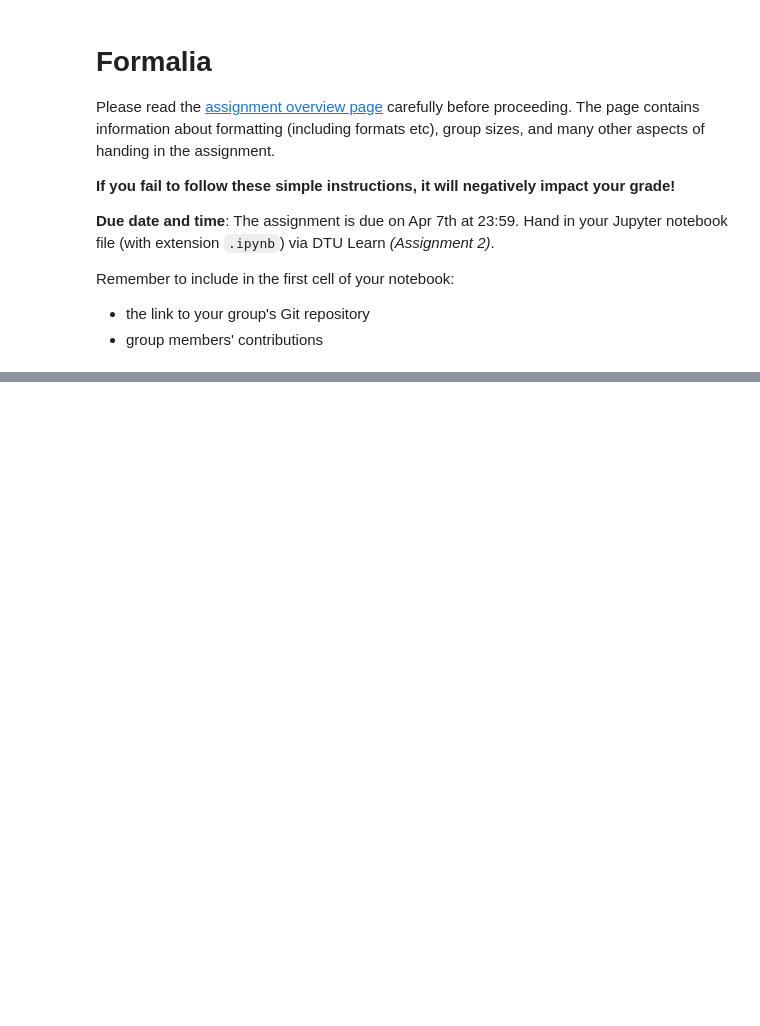
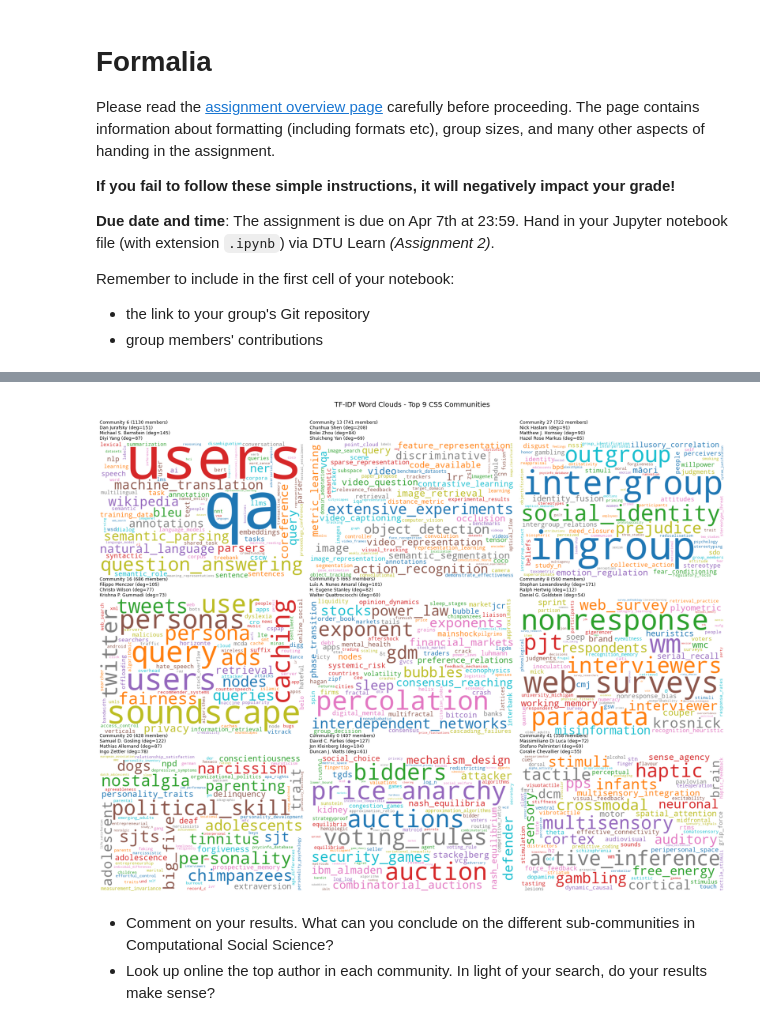
Before and after one commit to WilliamKA02/CSS_Assignments, a Jupyter notebook: Assignment2.ipynb, the cells around one changed output, grey strips where cells are left out. Drawn from its saved outputs; the diff is of its cells as text; code cells hidden in the pictures; blank space fills up the shorter version.

```diff
--- a/Assignment2.ipynb
+++ b/Assignment2.ipynb
@@ -580,0 +368,24 @@ Our understanding of Computational Social Science has changed through this analy
+# %%
+community_tfidf = {
+    c: {w: tf_val * idf[w] for w, tf_val in community_tf[c].items()}
+    for c in community_tokens.index
+}
+
+top9_comms = author_df.groupby('community')['author_id'].count().sort_values(ascending=False).head(9).index.tolist()
+
+def top_authors(comm, n=3):
+    members = [nd for nd, c in css_partition.items() if c == comm]
+    members = sorted(members, key=lambda x: -degree_dict.get(x, 0))[:n]
+    return [(G.nodes[m].get('display_name', m), degree_dict.get(m, 0)) for m in members]
+
+for c in top9_comms:
+    # Top 10 TF words
+    tf10 = sorted(community_tf[c].items(), key=lambda x: -x[1])[:10]
+    # Top 10 TF-IDF words
+    tfidf10 = sorted(community_tfidf[c].items(), key=lambda x: -x[1])[:10]
+    # Top 3 authors by degree in this community
+    authors = top_authors(c)
+    print(f"\n{'='*60}")
+    print(f'Community {c}  (top 3: {", ".join(n for n,_ in authors)})')
+    print(f'  Top 10 TF      : {[w for w, _ in tf10]}')
+    print(f'  Top 10 TF-IDF  : {[w for w, _ in tfidf10]}')
@@ -580,0 +426,21 @@ Our understanding of Computational Social Science has changed through this analy
+# %%
+from wordcloud import WordCloud
+
+fig, axes = plt.subplots(3, 3, figsize=(18, 14))
+for ax, c in zip(axes.flatten(), top9_comms):
+    wc = WordCloud(width=600, height=400, background_color='white',
+                   max_words=80, colormap='tab10', prefer_horizontal=0.9
+    ).generate_from_frequencies(community_tfidf[c])
+    ax.imshow(wc, interpolation='bilinear')
+    ax.axis('off')
+    authors = top_authors(c)
+    ax.set_title(f'Community {c} ({comm_sizes[c]} members)\n'
+                 + '\n'.join(f'{n} (deg={d})' for n, d in authors),
+                 fontsize=9, loc='left', pad=4)
+plt.suptitle('TF-IDF Word Clouds - Top 9 CSS Communities', fontsize=14, y=1.01)
+plt.tight_layout(); plt.show()
+# %% [output]
+[figure, added]
+# %% [markdown]
+ * Comment on your results. What can you conclude on the different sub-communities in Computational Social Science?
+ * Look up online the top author in each community. In light of your search, do your results make sense?
```
Also changed, not shown: parts of 89 cells of this notebook.
